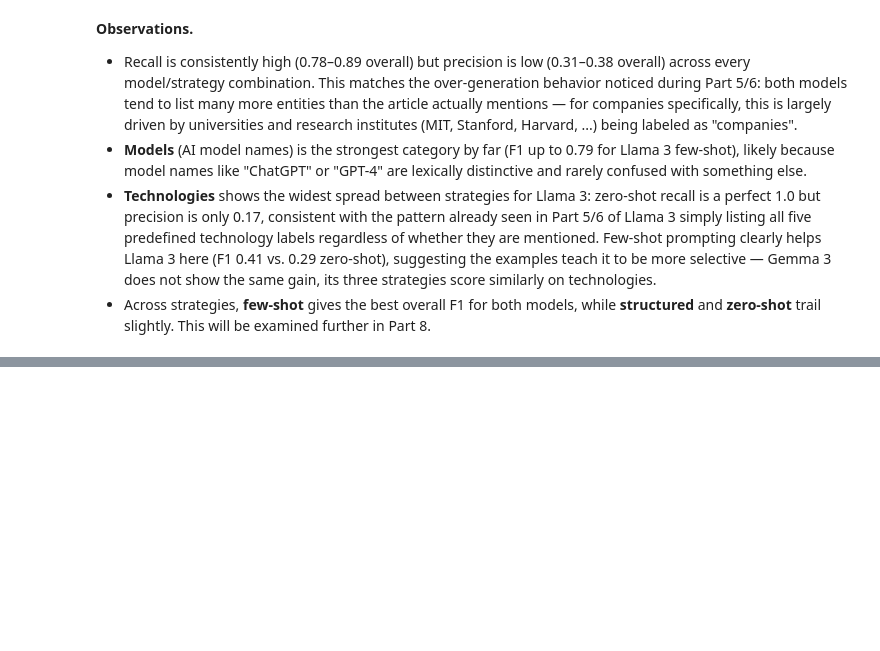
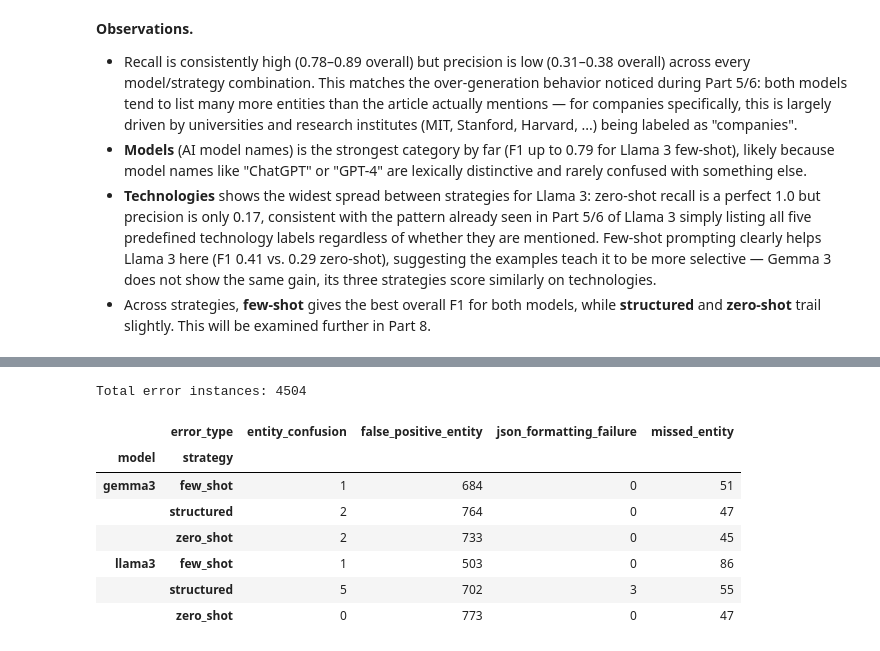
Before and after one commit to HazalGultekin/ml-project, a Jupyter notebook: Master-Lectures/ML/project/process-code/ml-project.ipynb, the cells around one changed output, grey strips where cells are left out. Cells and saved outputs as stored; diff of their text form; code cells hidden in the pictures; blank space fills up the shorter version.

```diff
--- a/Master-Lectures/ML/project/process-code/ml-project.ipynb
+++ b/Master-Lectures/ML/project/process-code/ml-project.ipynb
@@ -478,0 +495,15 @@ for cat in ["companies", "models", "technologies"]:
+# %%
+error_df = pd.read_csv("error_analysis.csv")
+
+print("Total error instances:", len(error_df))
+error_df.groupby(["model", "strategy", "error_type"]).size().unstack(fill_value=0)
+# %% [output]
+Total error instances: 4504
+|  | error_type | entity_confusion | false_positive_entity | json_formatting_failure | missed_entity |
+| model | strategy |  |  |  |  |
+| gemma3 | few_shot | 1 | 684 | 0 | 51 |
+|  | structured | 2 | 764 | 0 | 47 |
+|  | zero_shot | 2 | 733 | 0 | 45 |
+| llama3 | few_shot | 1 | 503 | 0 | 86 |
+|  | structured | 5 | 702 | 3 | 55 |
+|  | zero_shot | 0 | 773 | 0 | 47 |
```
Also changed, not shown: parts of 9 cells of this notebook, 2 other files.
